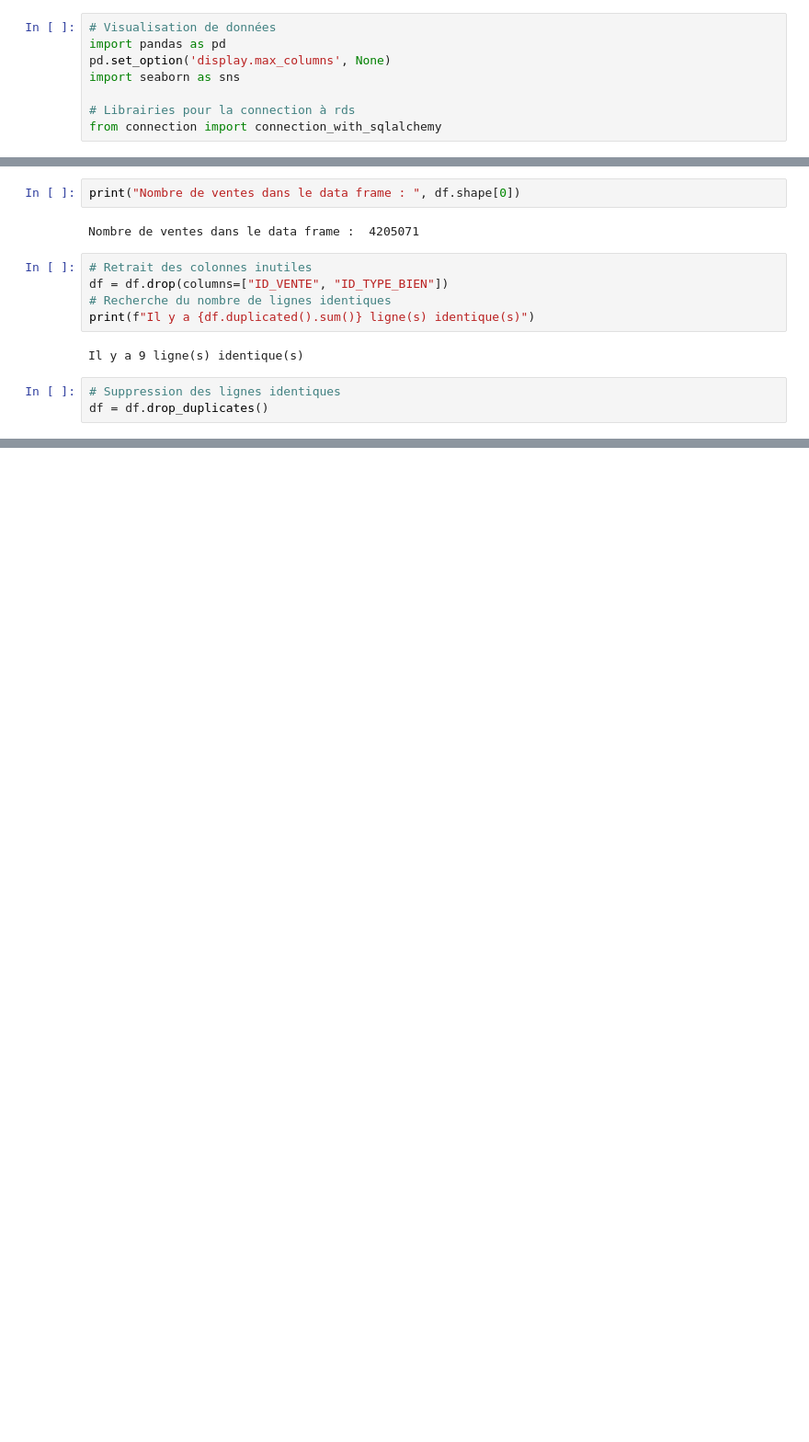
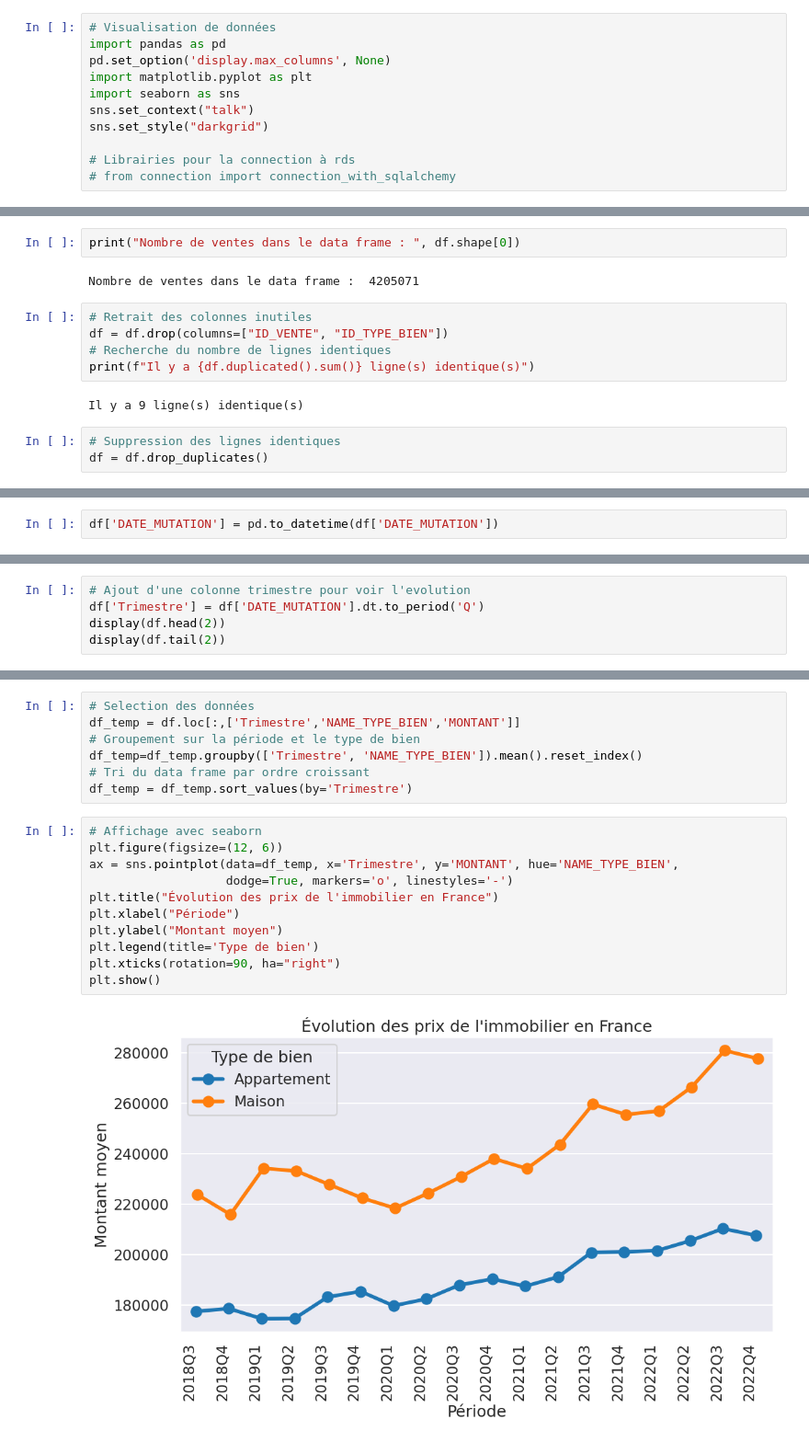
Before and after one commit to Kevin-Le-Grand/certif_app_immo, a Jupyter notebook: model/EDA.ipynb, the cells around one changed output, grey strips where cells are left out. Shown at 92% size. Drawn from its saved outputs; the diff is of its cells as text; blank space fills up the shorter version.

Commit message:
eda evo prix france et region + ajout config cSpell dans .gitignore

```diff
--- a/model/EDA.ipynb
+++ b/model/EDA.ipynb
@@ -12,10 +12,13 @@
 # Visualisation de données
 import pandas as pd
 pd.set_option('display.max_columns', None)
+import matplotlib.pyplot as plt
 import seaborn as sns
+sns.set_context("talk")
+sns.set_style("darkgrid")
 
 # Librairies pour la connection à rds
-from connection import connection_with_sqlalchemy
+# from connection import connection_with_sqlalchemy
 # %% [markdown]
 <div style="text-align:left; background-color:gray; padding:0px;">
   <h1 style="color:white;">Récupération des données sur RDS</h1>
@@ -95,0 +107,2 @@ df = df.drop_duplicates()
+# %%
+df['DATE_MUTATION'] = pd.to_datetime(df['DATE_MUTATION'])
@@ -95,0 +119,5 @@ df = df.drop_duplicates()
+# %%
+# Ajout d'une colonne trimestre pour voir l'evolution
+df['Trimestre'] = df['DATE_MUTATION'].dt.to_period('Q')
+display(df.head(2))
+display(df.tail(2))
@@ -95,0 +131,20 @@ df = df.drop_duplicates()
+# %%
+# Selection des données
+df_temp = df.loc[:,['Trimestre','NAME_TYPE_BIEN','MONTANT']]
+# Groupement sur la période et le type de bien
+df_temp=df_temp.groupby(['Trimestre', 'NAME_TYPE_BIEN']).mean().reset_index()
+# Tri du data frame par ordre croissant
+df_temp = df_temp.sort_values(by='Trimestre')
+# %%
+# Affichage avec seaborn
+plt.figure(figsize=(12, 6))
+ax = sns.pointplot(data=df_temp, x='Trimestre', y='MONTANT', hue='NAME_TYPE_BIEN',
+                   dodge=True, markers='o', linestyles='-')
+plt.title("Évolution des prix de l'immobilier en France")
+plt.xlabel("Période")
+plt.ylabel("Montant moyen")
+plt.legend(title='Type de bien')
+plt.xticks(rotation=90, ha="right")
+plt.show()
+# %% [output]
+[figure, added]
```
Also changed, not shown: parts of 11 cells of this notebook, 1 other file.
